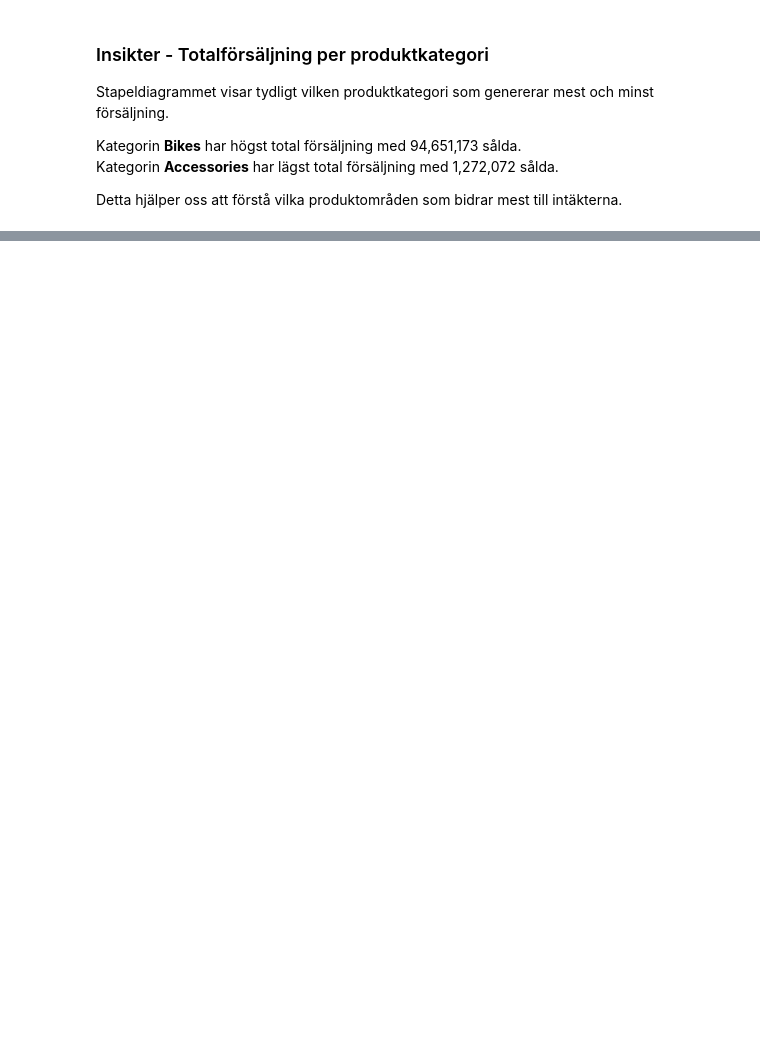
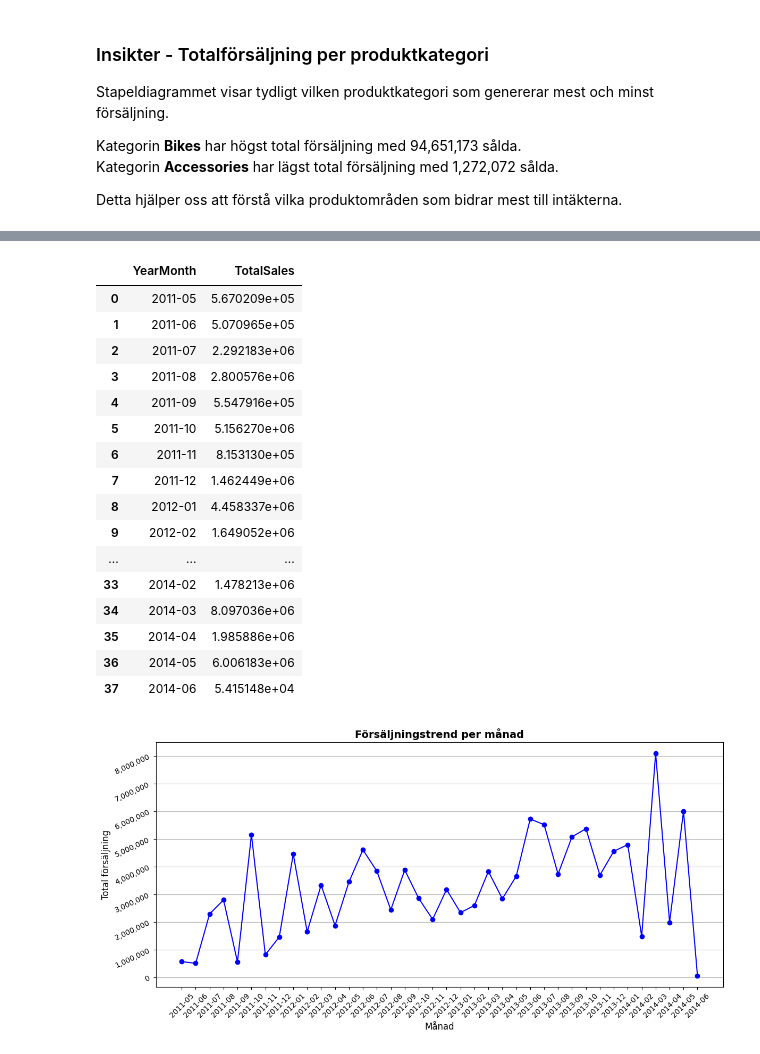
Before and after one commit to Linda6444/AdventureWorks_analysis, a Jupyter notebook: notebooks/AdventureWorks_analysis.ipynb, the cells around one changed output, grey strips where cells are left out. Drawn from its saved outputs; the diff is of its cells as text; code cells hidden in the pictures; blank space fills up the shorter version.

```diff
--- a/notebooks/AdventureWorks_analysis.ipynb
+++ b/notebooks/AdventureWorks_analysis.ipynb
@@ -163,0 +207,45 @@ Detta hjälper oss att förstå vilka produktområden som bidrar mest till intä
+# %%
+query_vis3 = """
+SELECT
+    CAST(YEAR(OrderDate) AS VARCHAR(4)) + '-' + RIGHT('0' + CAST(MONTH(OrderDate) AS VARCHAR(2)), 2) AS YearMonth,
+    SUM(TotalDue) AS TotalSales
+FROM Sales.SalesOrderHeader
+GROUP BY YEAR(OrderDate), MONTH(OrderDate)
+ORDER BY YEAR(OrderDate), MONTH(OrderDate);
+"""
+
+df_vis3 = query_df(query_vis3)
+display(df_vis3)
+
+fig, ax = plt.subplots(figsize=(12,6))
+ax.plot(df_vis3['YearMonth'], df_vis3['TotalSales'], marker='o', linestyle='-', color='blue')
+
+ax.set_title('Försäljningstrend per månad', fontsize=14, fontweight='bold')
+ax.set_xlabel('Månad', fontsize=12)
+ax.set_ylabel('Total försäljning', fontsize=12)
+ax.tick_params(axis='x', rotation=45)
+ax.grid(axis='y')
+ax.yaxis.set_major_formatter(mtick.StrMethodFormatter('{x:,.0f}'))
+
+plt.yticks(rotation=25)
+plt.tight_layout()
+plt.show()
+# %% [output]
+|  | YearMonth | TotalSales |
+| 0 | 2011-05 | 5.670209e+05 |
+| 1 | 2011-06 | 5.070965e+05 |
+| 2 | 2011-07 | 2.292183e+06 |
+| 3 | 2011-08 | 2.800576e+06 |
+| 4 | 2011-09 | 5.547916e+05 |
+| 5 | 2011-10 | 5.156270e+06 |
+| 6 | 2011-11 | 8.153130e+05 |
+| 7 | 2011-12 | 1.462449e+06 |
+| 8 | 2012-01 | 4.458337e+06 |
+| 9 | 2012-02 | 1.649052e+06 |
+| ... | ... | ... |
+| 33 | 2014-02 | 1.478213e+06 |
+| 34 | 2014-03 | 8.097036e+06 |
+| 35 | 2014-04 | 1.985886e+06 |
+| 36 | 2014-05 | 6.006183e+06 |
+| 37 | 2014-06 | 5.415148e+04 |
+[figure, added]
```
Also changed, not shown: parts of 7 cells of this notebook, 1 other file.
